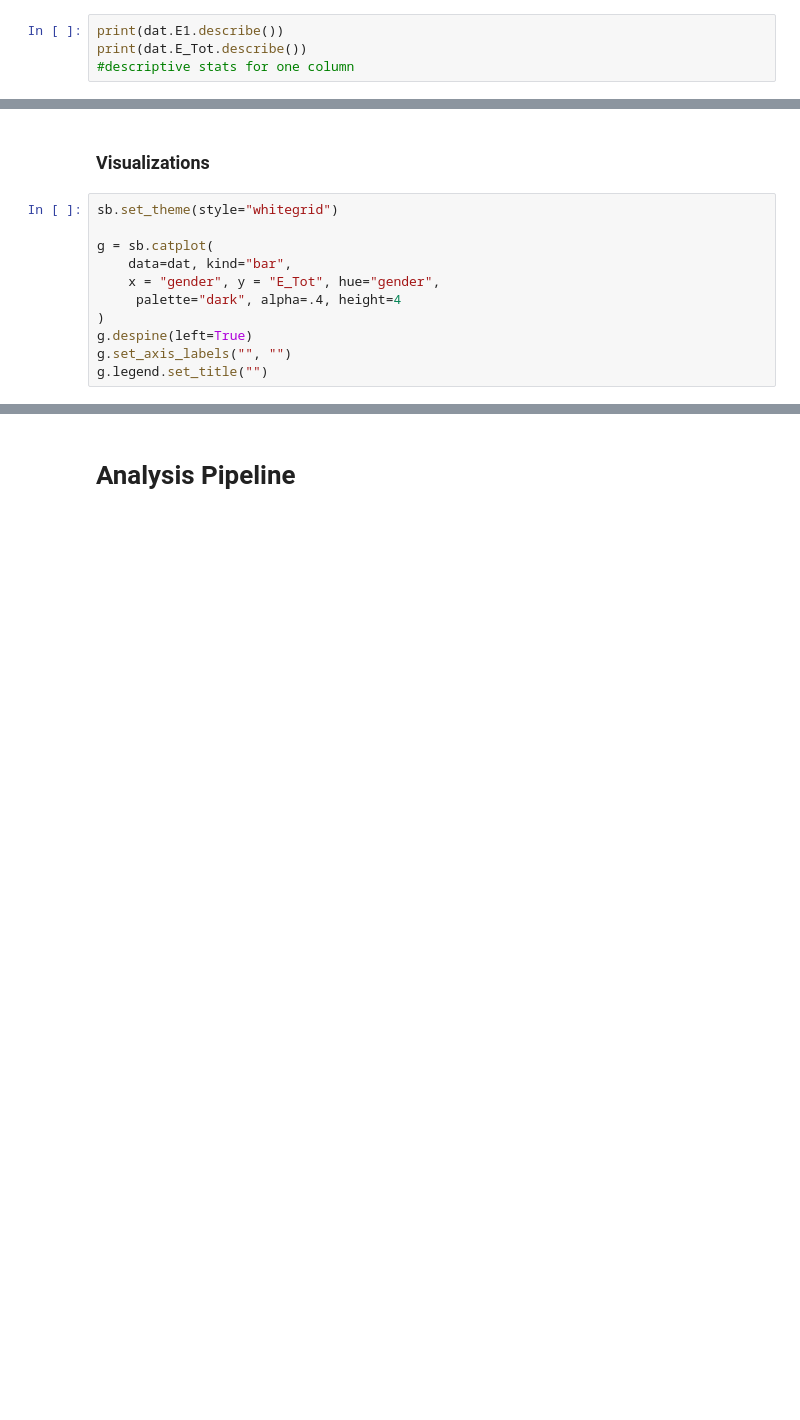
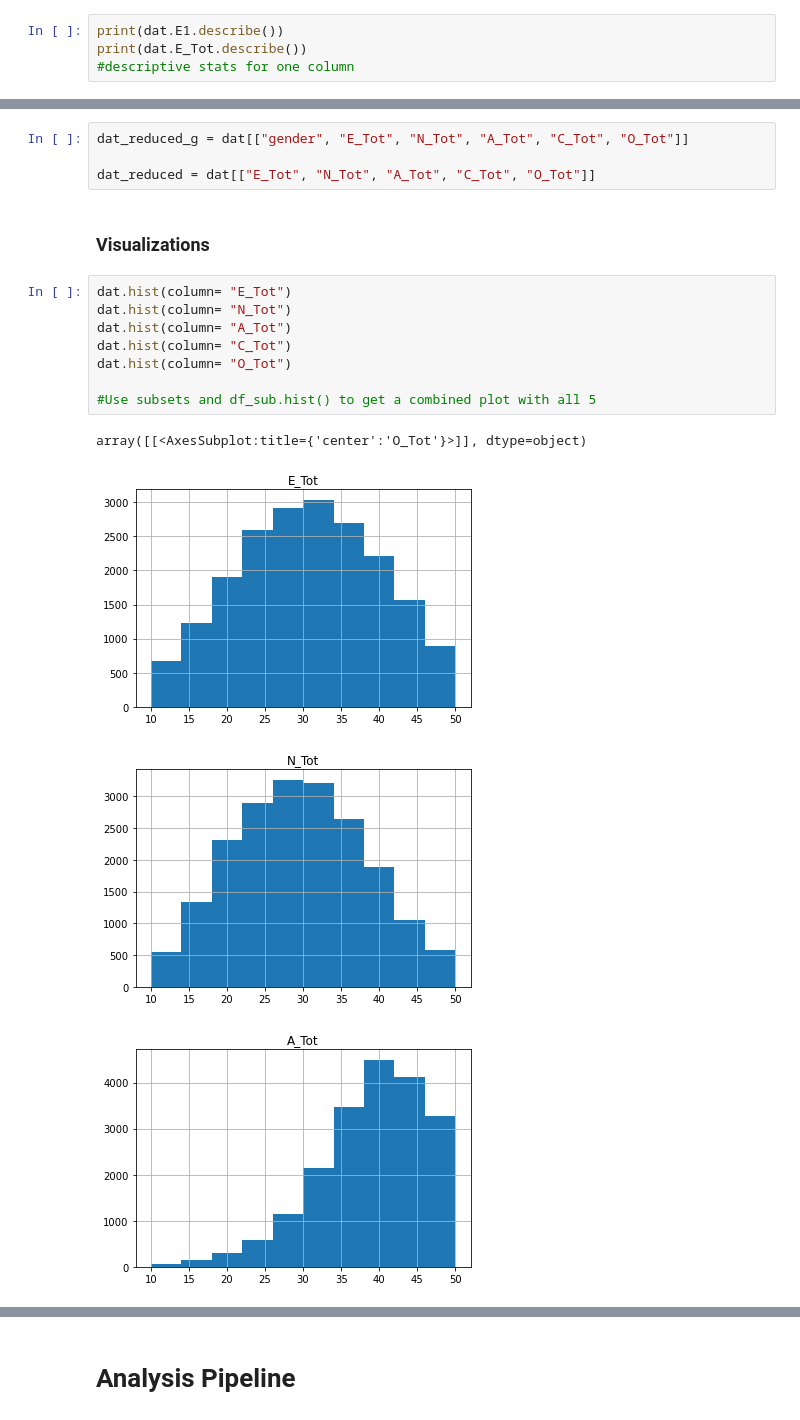
Before and after one commit to ubco-W2022T1-cosc301/project-group23, a Jupyter notebook: notebooks/analysis2.ipynb, the cells around one changed output, grey strips where cells are left out. Saved outputs shown, nothing was run; the diff lists cells and outputs as text; blank space fills up the shorter version.

```diff
--- a/notebooks/analysis2.ipynb
+++ b/notebooks/analysis2.ipynb
@@ -84,13 +92,19 @@ print(dat.E_Tot.describe())
+# %%
+dat_reduced_g = dat[["gender", "E_Tot", "N_Tot", "A_Tot", "C_Tot", "O_Tot"]]
+
+dat_reduced = dat[["E_Tot", "N_Tot", "A_Tot", "C_Tot", "O_Tot"]]
 # %% [markdown]
 ### Visualizations
-# %%
-sb.set_theme(style="whitegrid")
-
-g = sb.catplot(
-    data=dat, kind="bar",
-    x = "gender", y = "E_Tot", hue="gender",
-     palette="dark", alpha=.4, height=4
-)
-g.despine(left=True)
-g.set_axis_labels("", "")
-g.legend.set_title("")
+# %%
+dat.hist(column= "E_Tot")
+dat.hist(column= "N_Tot")
+dat.hist(column= "A_Tot")
+dat.hist(column= "C_Tot")
+dat.hist(column= "O_Tot")
+
+#Use subsets and df_sub.hist() to get a combined plot with all 5
+# %% [output]
+array([[<AxesSubplot:title={'center':'O_Tot'}>]], dtype=object)
+[figure, added]
+[figure, added]
+[figure, added]
```
Also changed, not shown: parts of 24 cells of this notebook.
